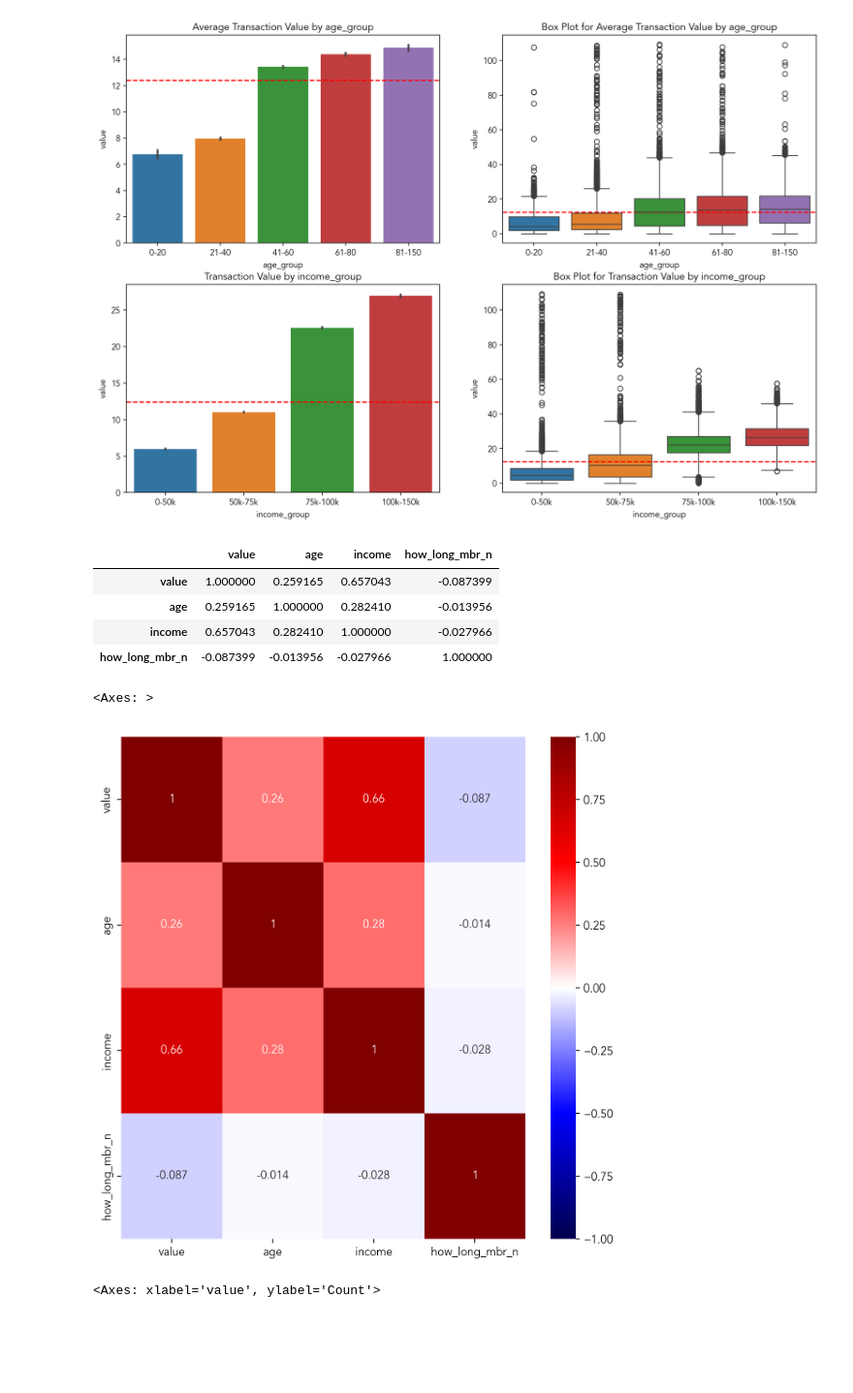
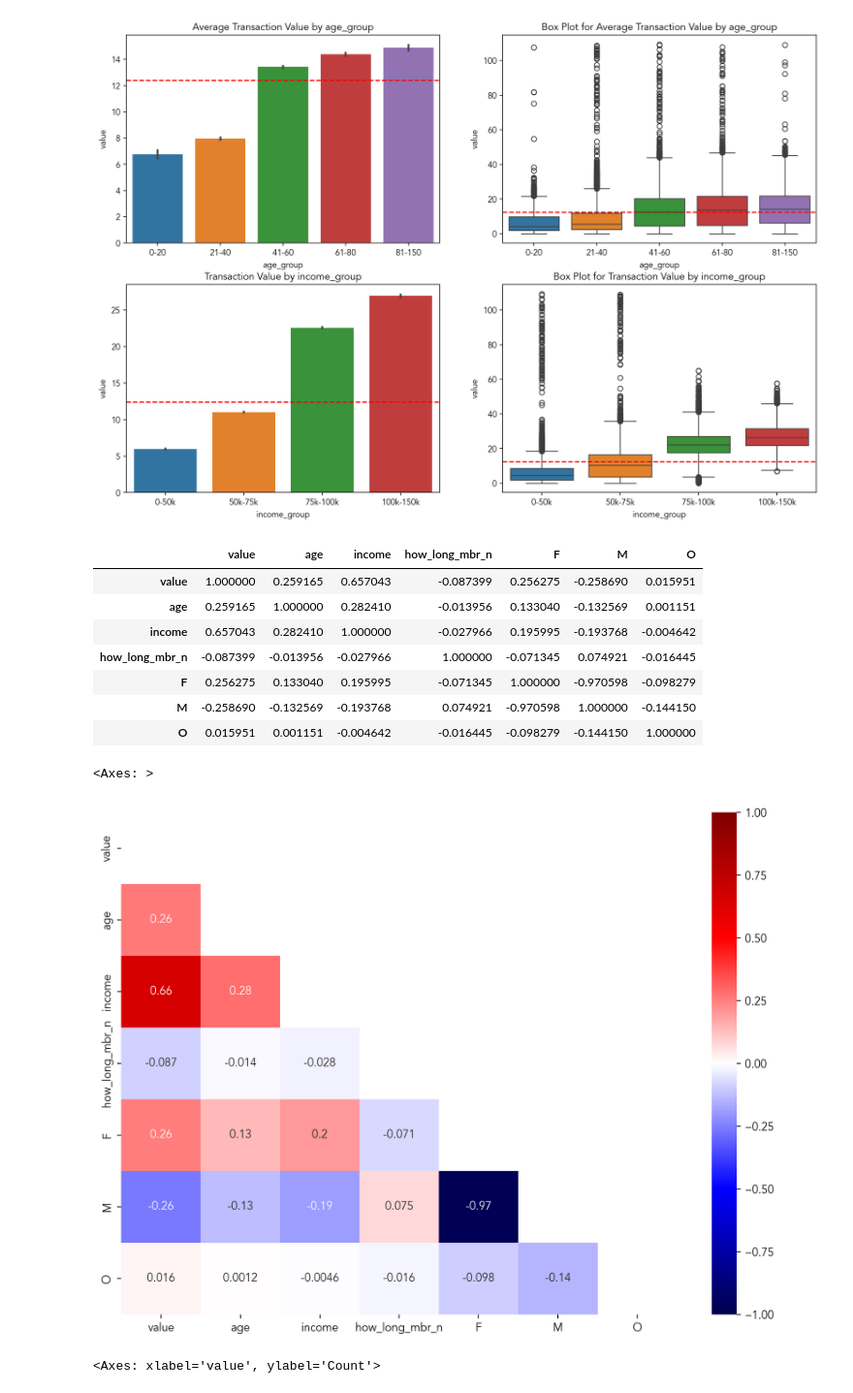
Before and after one commit to gyjong/workplace, a Jupyter notebook: quest_0202/0202_quest_sb.ipynb, the cells around one changed output. Shown at 97% size. Drawn from its saved outputs; the diff is of its cells as text; code cells hidden in the pictures; blank space fills up the shorter version.

```diff
--- a/quest_0202/0202_quest_sb.ipynb
+++ b/quest_0202/0202_quest_sb.ipynb
@@ -696,3 +696,6 @@ df_final_transaction['age_group'] = pd.cut(df_final_transaction['age'], bins=age
 income_bins = [0, 50000, 75000, 100000, 150000]
 income_labels = ['0-50k', '50k-75k', '75k-100k', '100k-150k']
 df_final_transaction['income_group'] = pd.cut(df_final_transaction['income'], bins=income_bins, labels=income_labels, right=False)
+# %%
+gender_dummies = pd.get_dummies(df_final_transaction['gender'], drop_first = False)
+df_final_transaction = pd.concat([df_final_transaction, gender_dummies], axis = 1)
@@ -721,17 +733,22 @@ ax[1][1].axhline(df_final_transaction['value'].mean(), color = 'r', linestyle =
 corr = df_final_transaction.corr(numeric_only = True)
 corr
 # %% [output]
-|  | value | age | income | how_long_mbr_n |
-| value | 1.000000 | 0.259165 | 0.657043 | -0.087399 |
-| age | 0.259165 | 1.000000 | 0.282410 | -0.013956 |
-| income | 0.657043 | 0.282410 | 1.000000 | -0.027966 |
-| how_long_mbr_n | -0.087399 | -0.013956 | -0.027966 | 1.000000 |
+|  | value | age | income | how_long_mbr_n | F | M | O |
+| value | 1.000000 | 0.259165 | 0.657043 | -0.087399 | 0.256275 | -0.258690 | 0.015951 |
+| age | 0.259165 | 1.000000 | 0.282410 | -0.013956 | 0.133040 | -0.132569 | 0.001151 |
+| income | 0.657043 | 0.282410 | 1.000000 | -0.027966 | 0.195995 | -0.193768 | -0.004642 |
+| how_long_mbr_n | -0.087399 | -0.013956 | -0.027966 | 1.000000 | -0.071345 | 0.074921 | -0.016445 |
+| F | 0.256275 | 0.133040 | 0.195995 | -0.071345 | 1.000000 | -0.970598 | -0.098279 |
+| M | -0.258690 | -0.132569 | -0.193768 | 0.074921 | -0.970598 | 1.000000 | -0.144150 |
+| O | 0.015951 | 0.001151 | -0.004642 | -0.016445 | -0.098279 | -0.144150 | 1.000000 |
 # %%
-plt.figure(figsize = (8, 8))
-sns.heatmap(corr, annot = True, cmap = 'seismic', vmin = -1, vmax = 1)
+ones = np.ones_like(corr)
+np.triu(ones)
+plt.figure(figsize = (11, 8))
+sns.heatmap(corr, annot = True, cmap = 'seismic', vmin = -1, vmax = 1, mask = np.triu(ones))
 # %% [output]
 <Axes: >
-[figure, old version]
+[figure, new version]
 # %%
 sns.histplot(data = df_final_transaction, x = 'value', kde = True)
 # %% [output]
```
Also changed, not shown: parts of 4 cells of this notebook.
